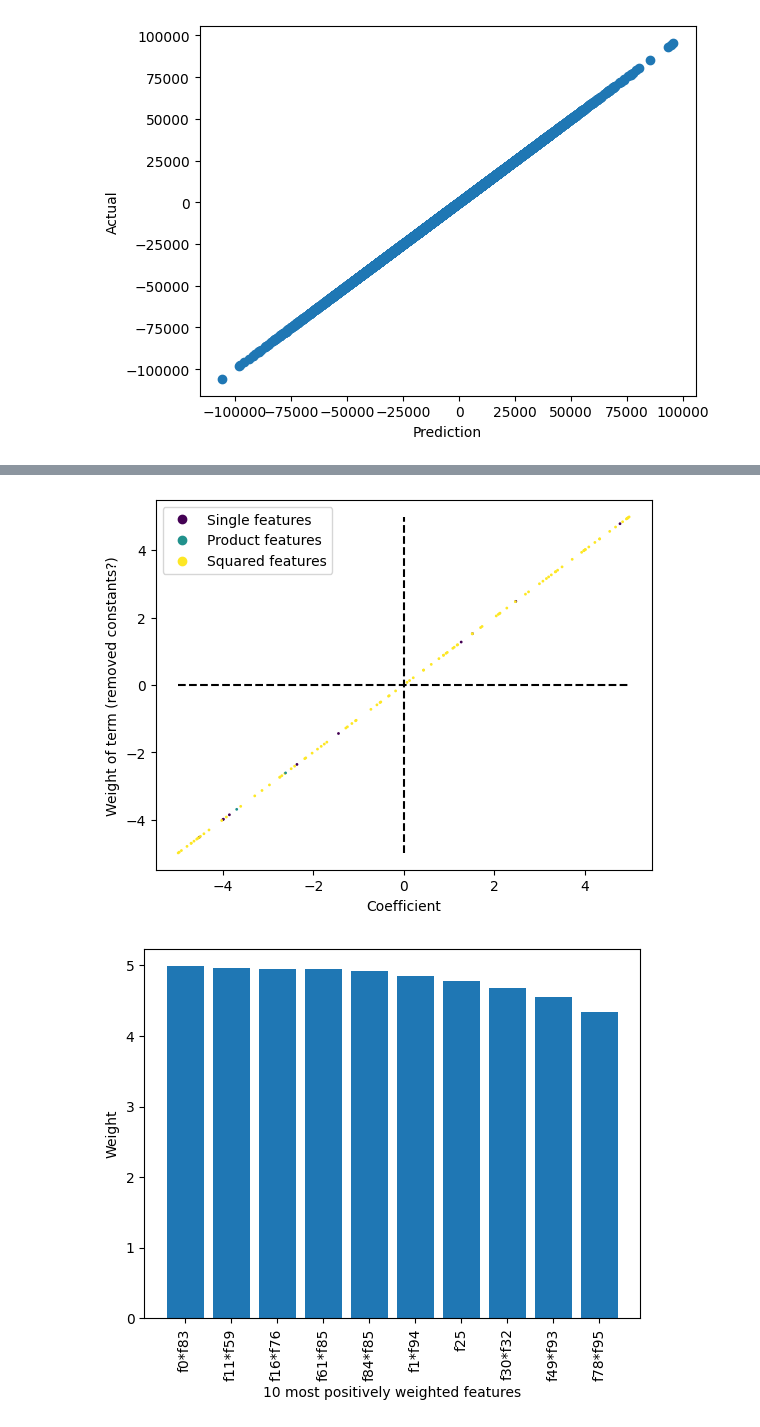
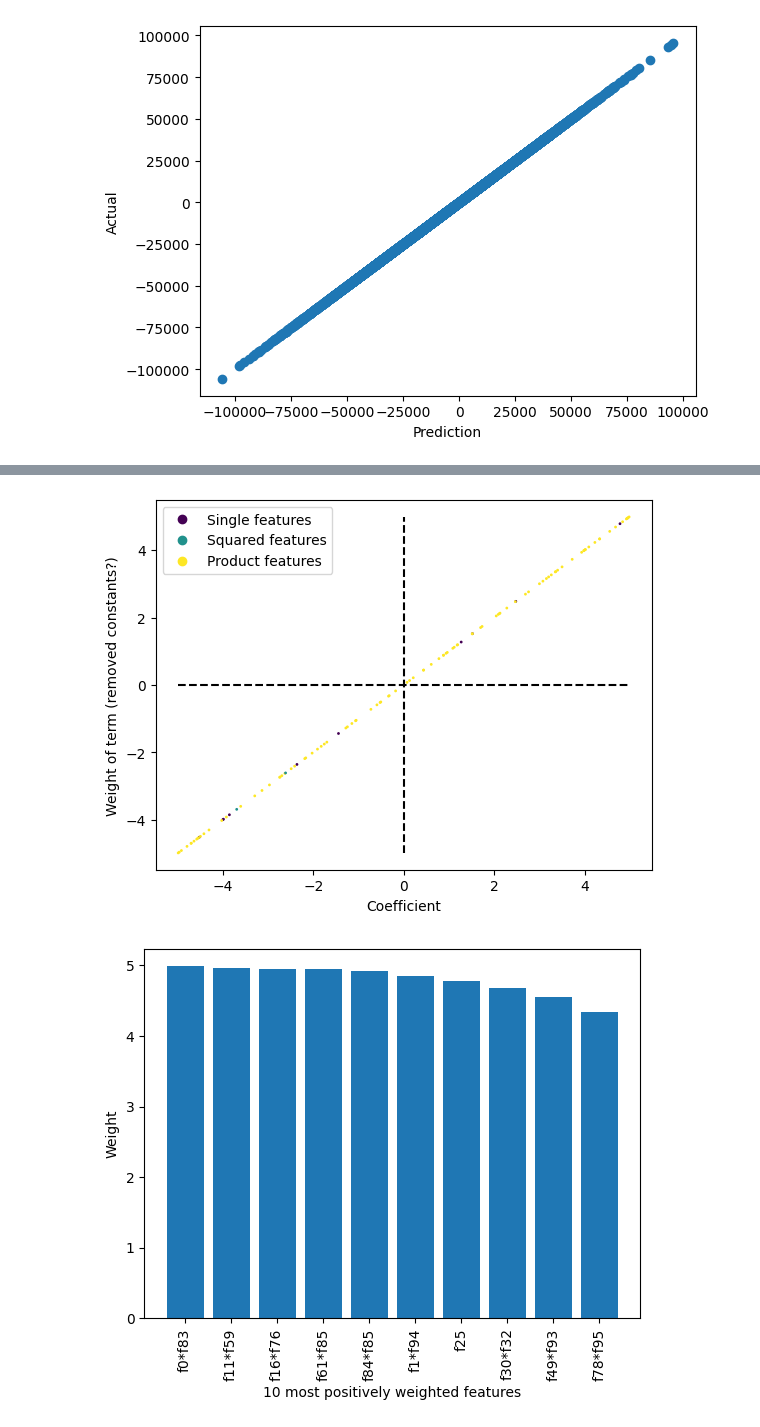
Before and after one commit to ruth-veevers/kernelpopper, a Jupyter notebook: test_and_plot.ipynb, the cells around one changed output, grey strips where cells are left out. Saved outputs shown, nothing was run; the diff lists cells and outputs as text; code cells hidden in the pictures.

```diff
--- a/test_and_plot.ipynb
+++ b/test_and_plot.ipynb
@@ -79,20 +79,20 @@ plt.show()
 # %%
 popped_cs_remove_constants=np.array(popped_cs.copy())
 popped_cs_remove_constants[np.where(np.array(types)==0)]*=sqrt(2*model.coef0*model.gamma)
 popped_cs_remove_constants[np.where(np.array(types)==1)]*=model.gamma
 popped_cs_remove_constants[np.where(np.array(types)==2)]*=sqrt(2)*model.gamma
 
 ax = plt.gca()
 scatter = ax.scatter(actual_cs, popped_cs_remove_constants,s=1, c=types)
 plt.plot([min(actual_cs),max(actual_cs)],[0,0], 'k--')
 plt.plot([0,0], [min(popped_cs_remove_constants),max(popped_cs_remove_constants)], 'k--')
 plt.xlabel('Coefficient')
 plt.ylabel('Weight of term (removed constants?)')
 handles, labels = scatter.legend_elements()
-plt.legend(handles=handles, labels=['Single features', 'Product features', 'Squared features'])
+plt.legend(handles=handles, labels=['Single features', 'Squared features', 'Product features'])
 plt.show()
 # %% [output]
-[figure, old version]
+[figure, new version]
 # %%
 # investigate the top weights
 n=10
```
Also changed, not shown: parts of 1 cell of this notebook.
